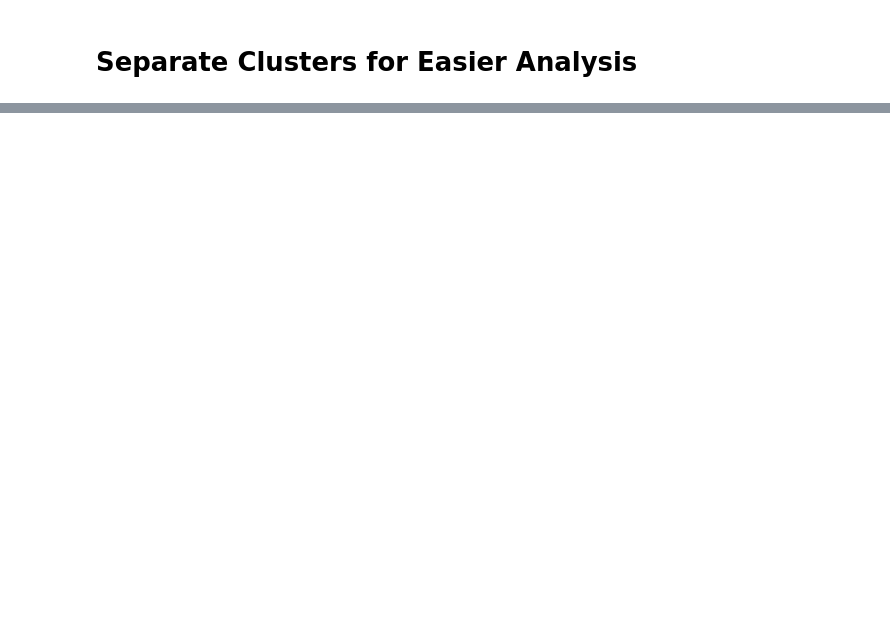
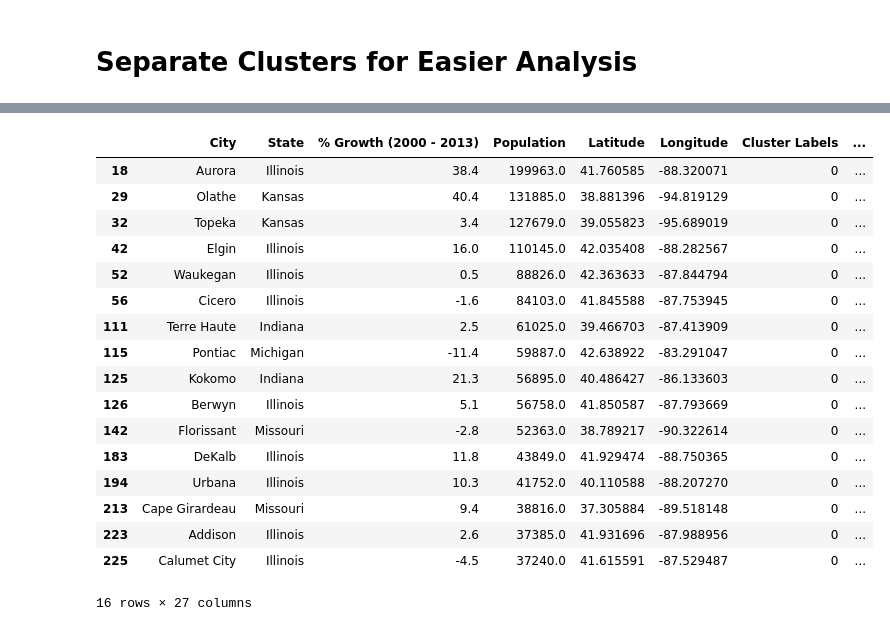
Before and after one commit to Chrisbutz20/Coursera_Capstone, a Jupyter notebook: Coursera_Capstone.ipynb, the cells around one changed output, grey strips where cells are left out. Drawn from its saved outputs; the diff is of its cells as text; code cells hidden in the pictures; blank space fills up the shorter version.

```diff
--- a/Coursera_Capstone.ipynb
+++ b/Coursera_Capstone.ipynb
@@ -265,0 +439,22 @@ df_merge.loc[df_merge['Cluster Labels'] == 10]
+# %%
+df0=df_merge.loc[df_merge['Cluster Labels'] == 0]
+df0
+# %% [output]
+|  | City | State | % Growth (2000 - 2013) | Population | Latitude | Longitude | Cluster Labels | ... |
+| 18 | Aurora | Illinois | 38.4 | 199963.0 | 41.760585 | -88.320071 | 0 | ... |
+| 29 | Olathe | Kansas | 40.4 | 131885.0 | 38.881396 | -94.819129 | 0 | ... |
+| 32 | Topeka | Kansas | 3.4 | 127679.0 | 39.055823 | -95.689019 | 0 | ... |
+| 42 | Elgin | Illinois | 16.0 | 110145.0 | 42.035408 | -88.282567 | 0 | ... |
+| 52 | Waukegan | Illinois | 0.5 | 88826.0 | 42.363633 | -87.844794 | 0 | ... |
+| 56 | Cicero | Illinois | -1.6 | 84103.0 | 41.845588 | -87.753945 | 0 | ... |
+| 111 | Terre Haute | Indiana | 2.5 | 61025.0 | 39.466703 | -87.413909 | 0 | ... |
+| 115 | Pontiac | Michigan | -11.4 | 59887.0 | 42.638922 | -83.291047 | 0 | ... |
+| 125 | Kokomo | Indiana | 21.3 | 56895.0 | 40.486427 | -86.133603 | 0 | ... |
+| 126 | Berwyn | Illinois | 5.1 | 56758.0 | 41.850587 | -87.793669 | 0 | ... |
+| 142 | Florissant | Missouri | -2.8 | 52363.0 | 38.789217 | -90.322614 | 0 | ... |
+| 183 | DeKalb | Illinois | 11.8 | 43849.0 | 41.929474 | -88.750365 | 0 | ... |
+| 194 | Urbana | Illinois | 10.3 | 41752.0 | 40.110588 | -88.207270 | 0 | ... |
+| 213 | Cape Girardeau | Missouri | 9.4 | 38816.0 | 37.305884 | -89.518148 | 0 | ... |
+| 223 | Addison | Illinois | 2.6 | 37385.0 | 41.931696 | -87.988956 | 0 | ... |
+| 225 | Calumet City | Illinois | -4.5 | 37240.0 | 41.615591 | -87.529487 | 0 | ... |
+16 rows × 27 columns
```
Also changed, not shown: parts of 68 cells of this notebook.
